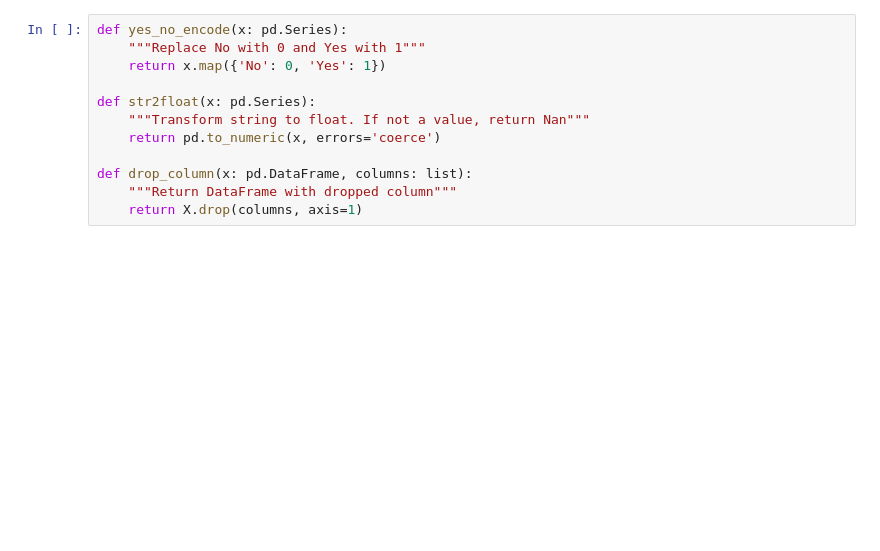
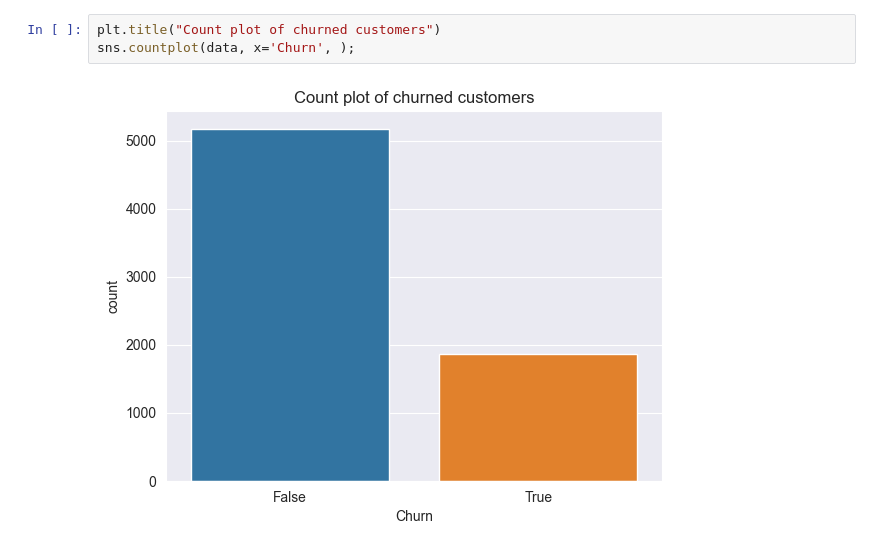
Before and after one commit to ppetrushenkov/churn_feature_importance_task, a Jupyter notebook: feature_importance.ipynb, the cells around one changed output. Saved outputs shown, nothing was run; the diff lists cells and outputs as text; blank space fills up the shorter version.

```diff
--- a/feature_importance.ipynb
+++ b/feature_importance.ipynb
@@ -21,12 +82,5 @@ X.sample(5)
-# %%
-def yes_no_encode(x: pd.Series):
-    """Replace No with 0 and Yes with 1"""
-    return x.map({'No': 0, 'Yes': 1})
-
-def str2float(x: pd.Series):
-    """Transform string to float. If not a value, return Nan"""
-    return pd.to_numeric(x, errors='coerce')
-
-def drop_column(x: pd.DataFrame, columns: list):
-    """Return DataFrame with dropped column"""
-    return X.drop(columns, axis=1)
+# %%
+plt.title("Count plot of churned customers")
+sns.countplot(data, x='Churn', );
+# %% [output]
+[figure, added]
```
Also changed, not shown: parts of 25 cells of this notebook.
